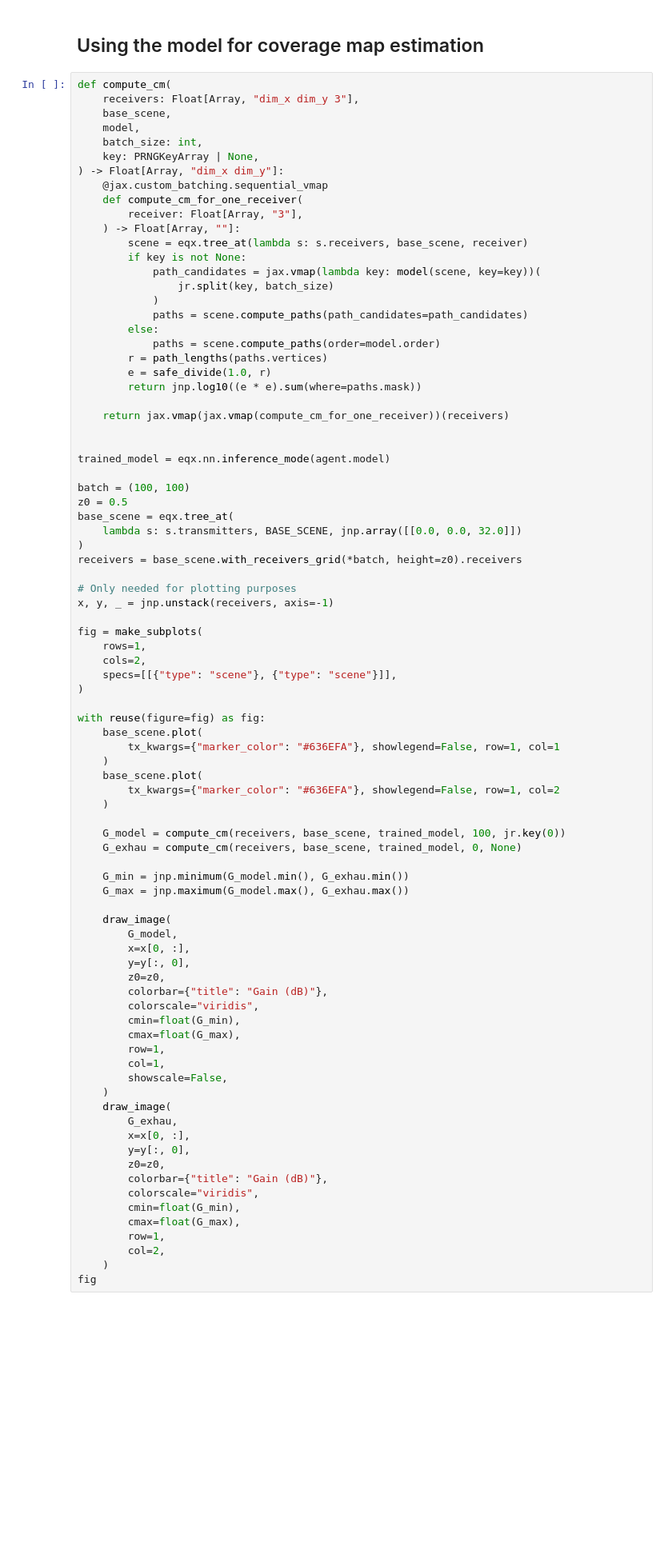
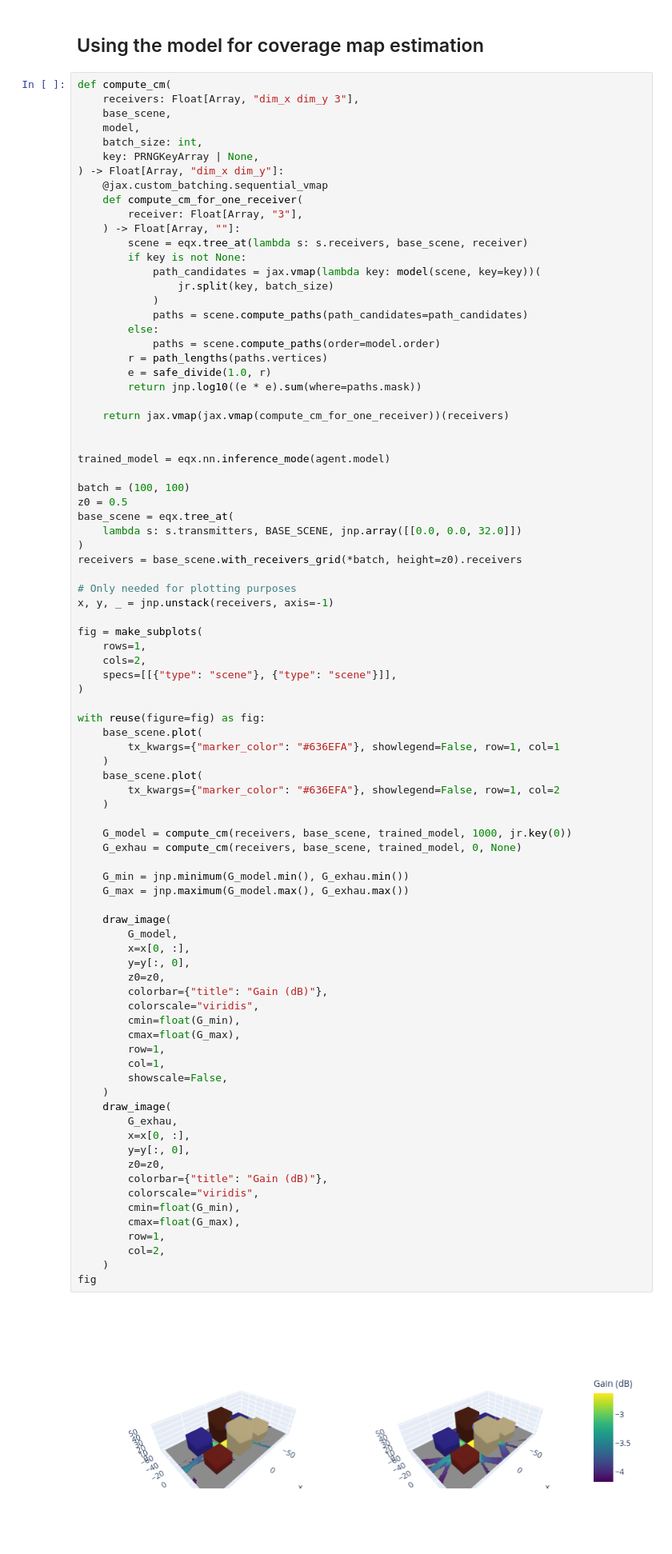
Before and after one commit to jeertmans/sampling-paths, a Jupyter notebook: notebooks/tutorial.ipynb, the cells around one changed output. Shown at 80% size. Drawn from its saved outputs; the diff is of its cells as text; blank space fills up the shorter version.

```diff
--- a/notebooks/tutorial.ipynb
+++ b/notebooks/tutorial.ipynb
@@ -594,35 +599,37 @@ with reuse(figure=fig) as fig:
         tx_kwargs={"marker_color": "#636EFA"}, showlegend=False, row=1, col=2
     )
 
-    G_model = compute_cm(receivers, base_scene, trained_model, 100, jr.key(0))
+    G_model = compute_cm(receivers, base_scene, trained_model, 1000, jr.key(0))
     G_exhau = compute_cm(receivers, base_scene, trained_model, 0, None)
 
     G_min = jnp.minimum(G_model.min(), G_exhau.min())
     G_max = jnp.maximum(G_model.max(), G_exhau.max())
 
     draw_image(
         G_model,
         x=x[0, :],
         y=y[:, 0],
         z0=z0,
         colorbar={"title": "Gain (dB)"},
         colorscale="viridis",
         cmin=float(G_min),
         cmax=float(G_max),
         row=1,
         col=1,
         showscale=False,
     )
     draw_image(
         G_exhau,
         x=x[0, :],
         y=y[:, 0],
         z0=z0,
         colorbar={"title": "Gain (dB)"},
         colorscale="viridis",
         cmin=float(G_min),
         cmax=float(G_max),
         row=1,
         col=2,
     )
 fig
+# %% [output]
+[figure, added]
```
Also changed, not shown: parts of 9 cells of this notebook, 3 other files.
